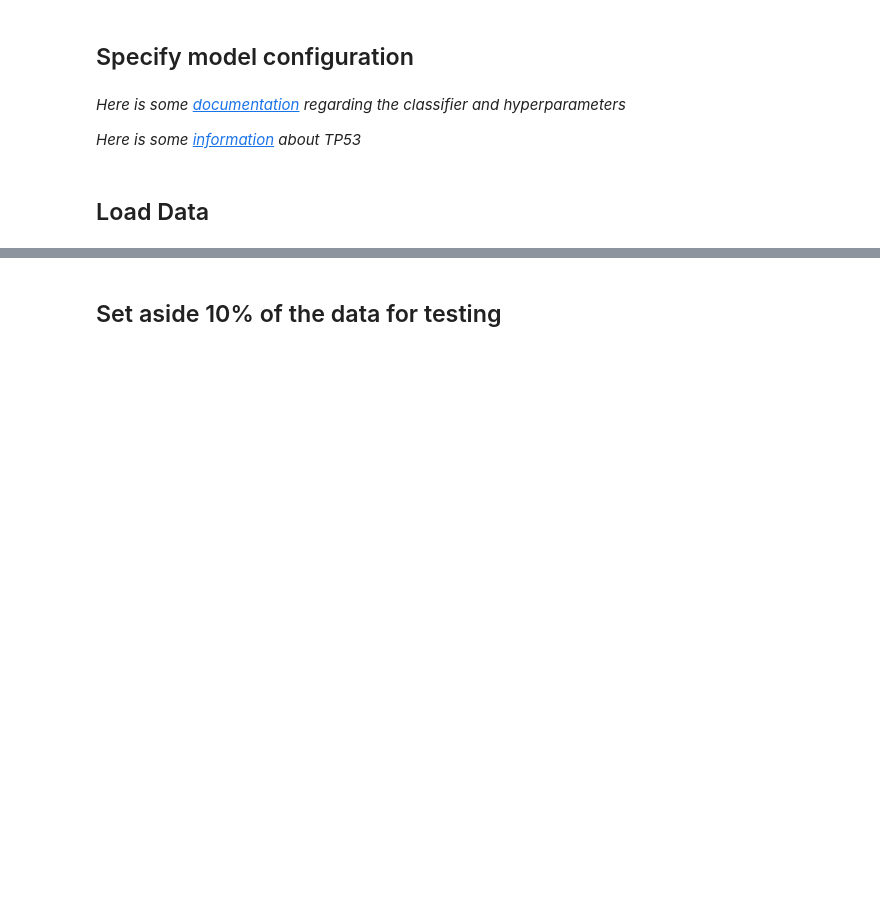
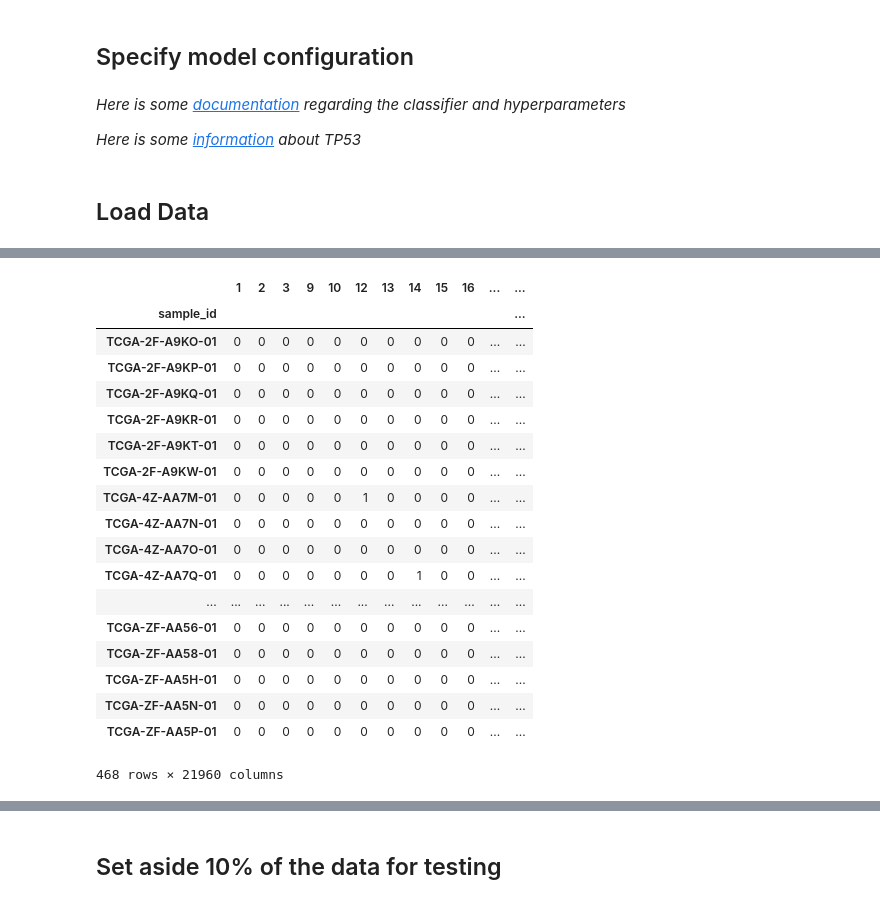
Before and after one commit to cognoma/ml-workers, a Jupyter notebook: notebooks/2.mutation-classifier.ipynb, the cells around one changed output, grey strips where cells are left out. Saved outputs shown, nothing was run; the diff lists cells and outputs as text; code cells hidden in the pictures; blank space fills up the shorter version.

```diff
--- a/notebooks/2.mutation-classifier.ipynb
+++ b/notebooks/2.mutation-classifier.ipynb
@@ -31,3 +28,11 @@ mutation_id = '7157' # TP53
+# %%
+# We're going to be building a classifier with multiple genes filtered by two diseases
+# gene_ids = ['7157', '7158', '7159', '7161']
+# disease_acronyms = ['ACC', 'BLCA']
+
+# Information passed into the notebook is stored in environment variables
+gene_ids = os.environ('gene_ids'.split('-'))
+disease_acronyms = os.environ('disease_acronyms'.split('-'))
 # %% [markdown]
 *Here is some [documentation](http://scikit-learn.org/stable/modules/generated/sklearn.linear_model.SGDClassifier.html) regarding the classifier and hyperparameters*
 
@@ -54,3 +47,8 @@ covariate_df = pd.read_table(path, index_col=0)
 selected_cols = [col for col in covariate_df.columns if col.startswith('acronym_')]
 selected_cols.append('n_mutations_log1p')
 covariate_df = covariate_df[selected_cols]
+# %%
+# filter by disease type
+query_string = ' | '.join(['acronym_{disease_acronym} == 1'.format(disease_acronym=acronym) for acronym in disease_acronyms])
+print(query_string)
+covariate_df.query(query_string, inplace=True)
@@ -56,0 +67,8 @@ covariate_df = covariate_df[selected_cols]
+# %%
+%time
+path = os.path.join('download', 'mutation-matrix.tsv.bz2')
+mutation_df = pd.read_table(path, index_col=0)
+
+# filter by sample_id
+mutation_df[mutation_df.index.isin(covariate_df.index)]
+# %% [output]
@@ -57 +77,20 @@ covariate_df = covariate_df[selected_cols]
+|  | 1 | 2 | 3 | 9 | 10 | 12 | 13 | 14 | 15 | 16 | ... | ... |
+| sample_id |  |  |  |  |  |  |  |  |  |  |  | ... |
+| TCGA-2F-A9KO-01 | 0 | 0 | 0 | 0 | 0 | 0 | 0 | 0 | 0 | 0 | ... | ... |
+| TCGA-2F-A9KP-01 | 0 | 0 | 0 | 0 | 0 | 0 | 0 | 0 | 0 | 0 | ... | ... |
+| TCGA-2F-A9KQ-01 | 0 | 0 | 0 | 0 | 0 | 0 | 0 | 0 | 0 | 0 | ... | ... |
+| TCGA-2F-A9KR-01 | 0 | 0 | 0 | 0 | 0 | 0 | 0 | 0 | 0 | 0 | ... | ... |
+| TCGA-2F-A9KT-01 | 0 | 0 | 0 | 0 | 0 | 0 | 0 | 0 | 0 | 0 | ... | ... |
+| TCGA-2F-A9KW-01 | 0 | 0 | 0 | 0 | 0 | 0 | 0 | 0 | 0 | 0 | ... | ... |
+| TCGA-4Z-AA7M-01 | 0 | 0 | 0 | 0 | 0 | 1 | 0 | 0 | 0 | 0 | ... | ... |
+| TCGA-4Z-AA7N-01 | 0 | 0 | 0 | 0 | 0 | 0 | 0 | 0 | 0 | 0 | ... | ... |
+| TCGA-4Z-AA7O-01 | 0 | 0 | 0 | 0 | 0 | 0 | 0 | 0 | 0 | 0 | ... | ... |
+| TCGA-4Z-AA7Q-01 | 0 | 0 | 0 | 0 | 0 | 0 | 0 | 1 | 0 | 0 | ... | ... |
+| ... | ... | ... | ... | ... | ... | ... | ... | ... | ... | ... | ... | ... |
+| TCGA-ZF-AA56-01 | 0 | 0 | 0 | 0 | 0 | 0 | 0 | 0 | 0 | 0 | ... | ... |
+| TCGA-ZF-AA58-01 | 0 | 0 | 0 | 0 | 0 | 0 | 0 | 0 | 0 | 0 | ... | ... |
+| TCGA-ZF-AA5H-01 | 0 | 0 | 0 | 0 | 0 | 0 | 0 | 0 | 0 | 0 | ... | ... |
+| TCGA-ZF-AA5N-01 | 0 | 0 | 0 | 0 | 0 | 0 | 0 | 0 | 0 | 0 | ... | ... |
+| TCGA-ZF-AA5P-01 | 0 | 0 | 0 | 0 | 0 | 0 | 0 | 0 | 0 | 0 | ... | ... |
+468 rows × 21960 columns
 # %%
```
Also changed, not shown: parts of 17 cells of this notebook, 1 other file.
